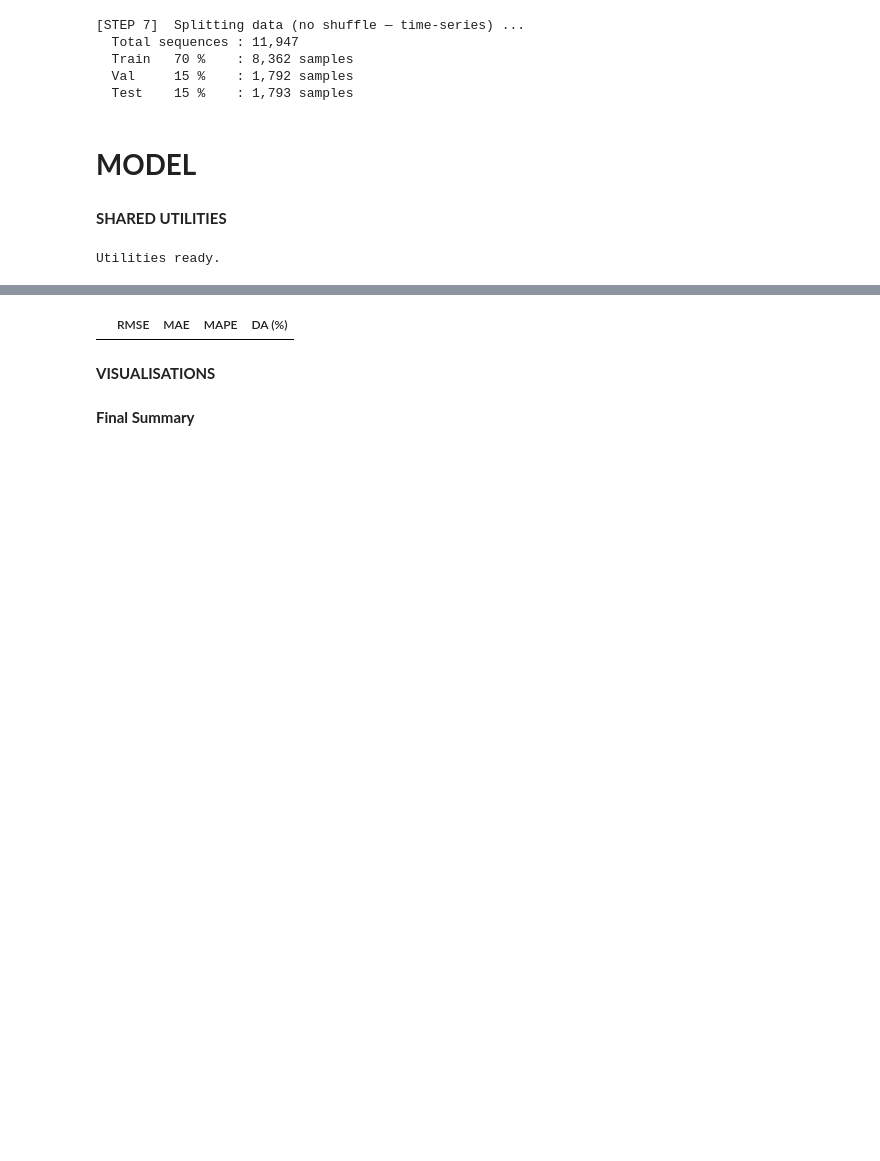
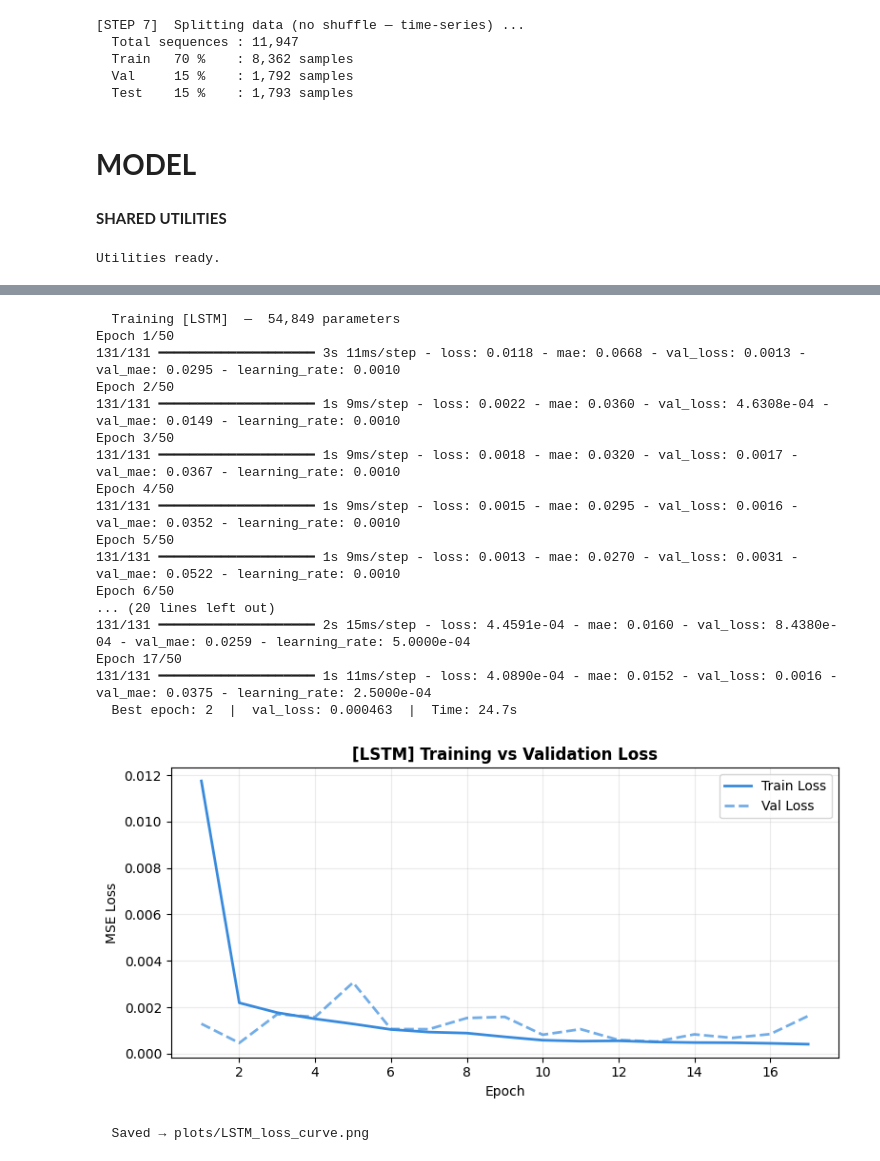
Before and after one commit to AmanuelDaget/GBPUSD-Foreign-Exchange-Price-Pridiction-Using-LSTM-GRU-BiLSTM, a Jupyter notebook: GBPUSD_Price_pridiction_Using_LSTM_GRU.ipynb, the cells around one changed output, grey strips where cells are left out. Drawn from its saved outputs; the diff is of its cells as text; code cells hidden in the pictures; blank space fills up the shorter version.

```diff
--- a/GBPUSD_Price_pridiction_Using_LSTM_GRU.ipynb
+++ b/GBPUSD_Price_pridiction_Using_LSTM_GRU.ipynb
@@ -637,15 +567,15 @@ Utilities ready.
 # %%
-def build_rnn(input_shape, units, dropout, lr):
-    """
-    Vanilla (Simple) RNN — two stacked SimpleRNN layers.
-    Known limitation: suffers from vanishing gradient on long sequences.
-    """
-    model = Sequential(name="Vanilla_RNN")
-    model.add(SimpleRNN(units, return_sequences=True, input_shape=input_shape))
+# %% [LSTM — 1a] Define
+def build_lstm(input_shape, units, dropout, lr):
+    model = Sequential(name='LSTM')
+    model.add(LSTM(units, return_sequences=True, input_shape=input_shape))
     model.add(Dropout(dropout))
-    model.add(SimpleRNN(units, return_sequences=False))
+    model.add(LSTM(units, return_sequences=False))
     model.add(Dropout(dropout))
-    model.add(Dense(32, activation="relu"))
+    model.add(Dense(32, activation='relu'))
     model.add(Dense(1))
-    model.compile(optimizer=Adam(lr), loss="mse", metrics=["mae"])
+    model.compile(optimizer=Adam(lr), loss='mse', metrics=['mae'])
     return model
+
+lstm_model = build_lstm(INPUT_SHAPE, UNITS, DROPOUT, LEARNING_RATE)
+lstm_model.summary()
@@ -876,26 +603,0 @@ Epoch 17/50
-# %%
-print("\n\n" + "=" * 70)
-print("  PHASE B — Evaluation Results")
-print("=" * 70)
-
-rows = []
-for name, r in results.items():
-    m = r["metrics"]
-    rows.append({
-        "Model":    name,
-        "RMSE":     round(m["RMSE"],    5),
-        "MAE":      round(m["MAE"],     5),
-        "MAPE (%)": round(m["MAPE"],    3),
-        "DA (%)":   round(m["DA (%)"],  2),
-        "Params":   r["params"],
-        "Time (s)": round(r["time"],    1),
-    })
-
-results_df = pd.DataFrame(rows).set_index("Model")
-print("\n" + results_df.to_string())
-results_df.to_csv(os.path.join(PLOTS_DIR, "model_comparison.csv"))
-print(f"\n  Results table saved  →  {PLOTS_DIR}/model_comparison.csv")
-# %% [output]
-|  | RMSE | MAE | MAPE | DA (%) |
-# %% [markdown]
-**VISUALISATIONS**
@@ -1099,2 +603,0 @@ print(f"  Saved  →  {path}")
-# %% [markdown]
-**Final Summary**
@@ -1120,0 +604,24 @@ print("=" * 70)
+# %%
+os.makedirs(PLOTS_DIR, exist_ok=True)
+lstm_history, lstm_time = train_model(lstm_model, X_train, y_train, X_val, y_val)
+plot_loss_curve(lstm_history, 'LSTM')
+# %% [output]
+  Training [LSTM]  —  54,849 parameters
+Epoch 1/50
+131/131 ━━━━━━━━━━━━━━━━━━━━ 3s 11ms/step - loss: 0.0118 - mae: 0.0668 - val_loss: 0.0013 - val_mae: 0.0295 - learning_rate: 0.0010
+Epoch 2/50
+131/131 ━━━━━━━━━━━━━━━━━━━━ 1s 9ms/step - loss: 0.0022 - mae: 0.0360 - val_loss: 4.6308e-04 - val_mae: 0.0149 - learning_rate: 0.0010
+Epoch 3/50
+131/131 ━━━━━━━━━━━━━━━━━━━━ 1s 9ms/step - loss: 0.0018 - mae: 0.0320 - val_loss: 0.0017 - val_mae: 0.0367 - learning_rate: 0.0010
+Epoch 4/50
+131/131 ━━━━━━━━━━━━━━━━━━━━ 1s 9ms/step - loss: 0.0015 - mae: 0.0295 - val_loss: 0.0016 - val_mae: 0.0352 - learning_rate: 0.0010
+Epoch 5/50
+131/131 ━━━━━━━━━━━━━━━━━━━━ 1s 9ms/step - loss: 0.0013 - mae: 0.0270 - val_loss: 0.0031 - val_mae: 0.0522 - learning_rate: 0.0010
+Epoch 6/50
+... (20 lines left out)
+131/131 ━━━━━━━━━━━━━━━━━━━━ 2s 15ms/step - loss: 4.4591e-04 - mae: 0.0160 - val_loss: 8.4380e-04 - val_mae: 0.0259 - learning_rate: 5.0000e-04
+Epoch 17/50
+131/131 ━━━━━━━━━━━━━━━━━━━━ 1s 11ms/step - loss: 4.0890e-04 - mae: 0.0152 - val_loss: 0.0016 - val_mae: 0.0375 - learning_rate: 2.5000e-04
+  Best epoch: 2  |  val_loss: 0.000463  |  Time: 24.7s
+[figure, added]
+  Saved → plots/LSTM_loss_curve.png
```
Also changed, not shown: parts of 26 cells of this notebook.
